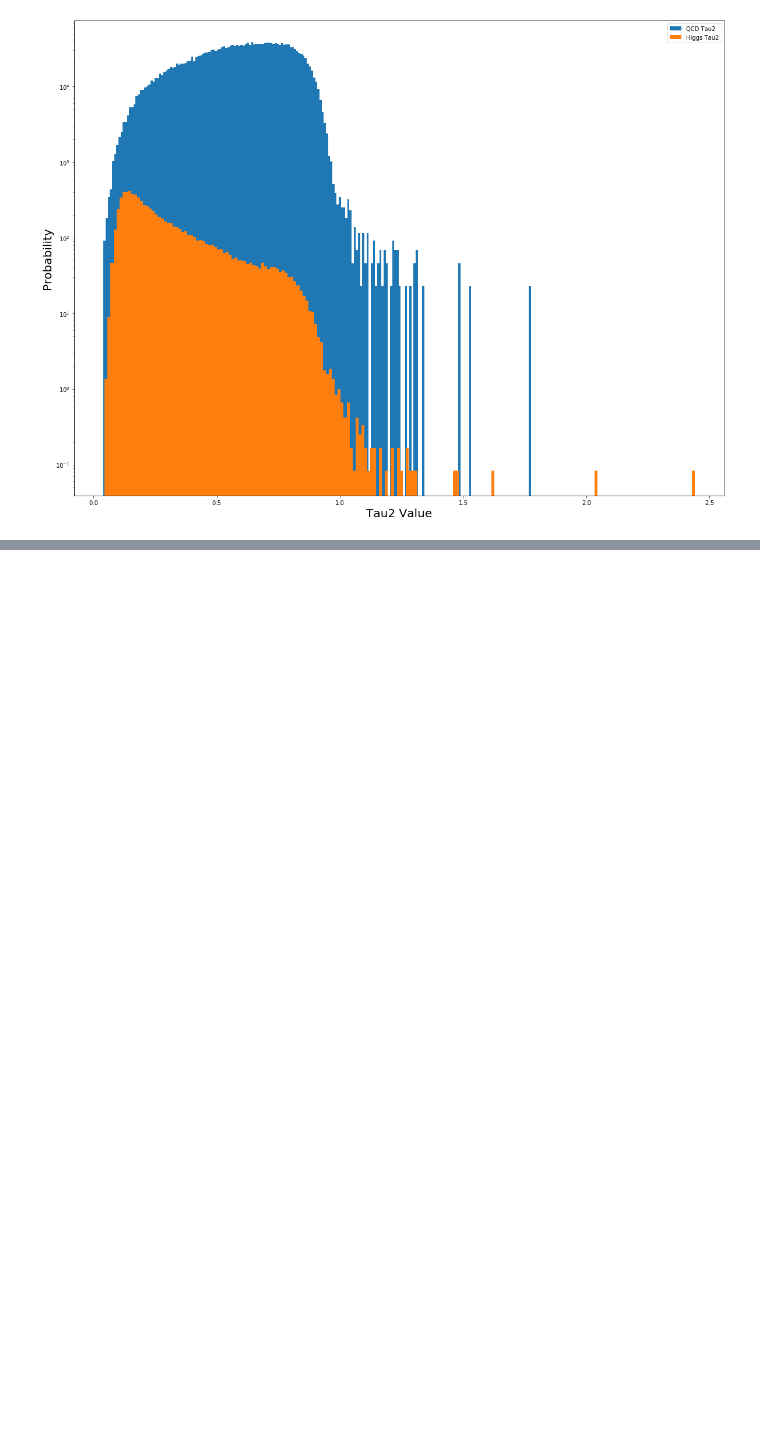
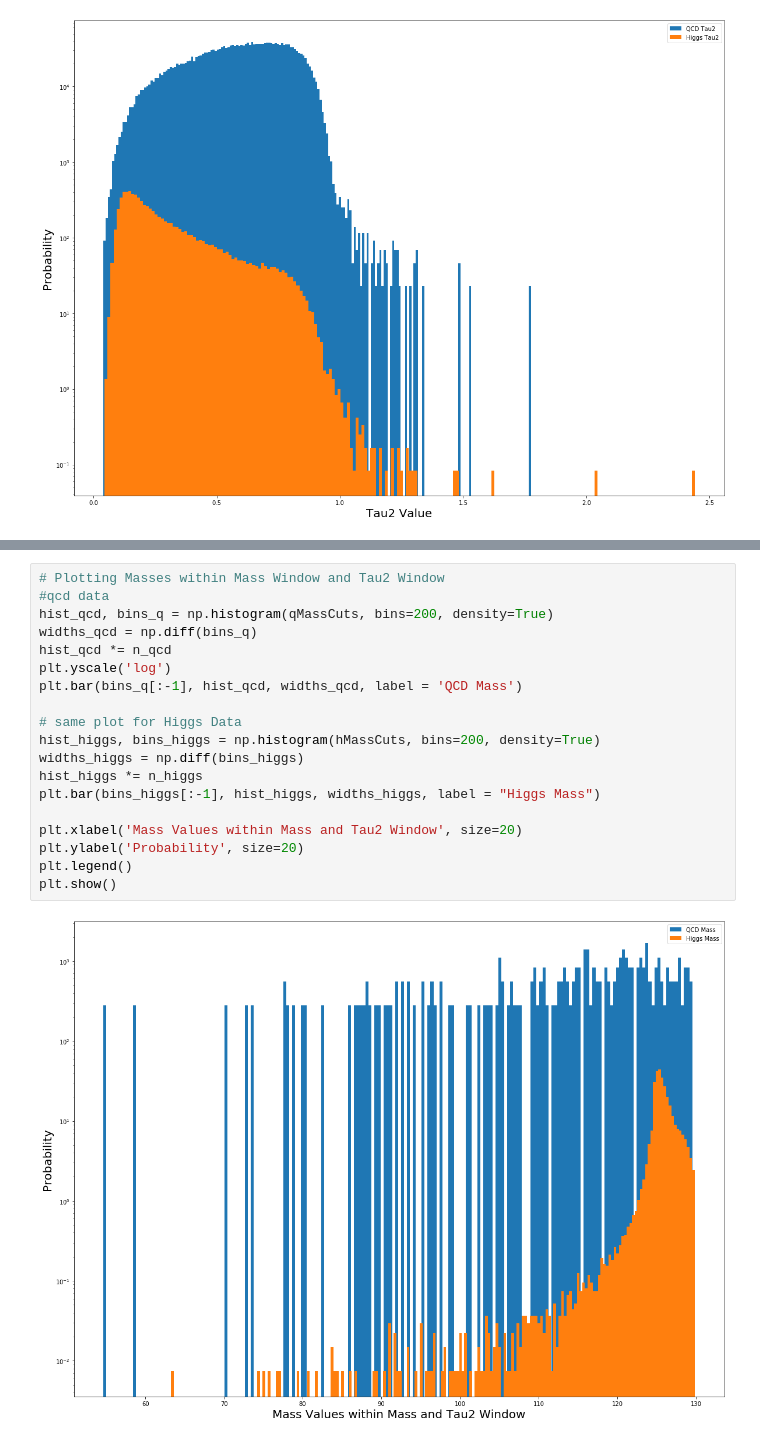
Before and after one commit to jbc1216/434-Portfolio, a Jupyter notebook: FinchCarr_Lab07.ipynb, the cells around one changed output, grey strips where cells are left out. Drawn from its saved outputs; the diff is of its cells as text; blank space fills up the shorter version.

```diff
--- a/FinchCarr_Lab07.ipynb
+++ b/FinchCarr_Lab07.ipynb
@@ -367,0 +550,21 @@ The detection value on the x-axis would need to be less than or equal to a Ee2 v
+# %%
+# Plotting Masses within Mass Window and Tau2 Window
+#qcd data
+hist_qcd, bins_q = np.histogram(qMassCuts, bins=200, density=True)
+widths_qcd = np.diff(bins_q)
+hist_qcd *= n_qcd
+plt.yscale('log')
+plt.bar(bins_q[:-1], hist_qcd, widths_qcd, label = 'QCD Mass')
+
+# same plot for Higgs Data
+hist_higgs, bins_higgs = np.histogram(hMassCuts, bins=200, density=True)
+widths_higgs = np.diff(bins_higgs)
+hist_higgs *= n_higgs
+plt.bar(bins_higgs[:-1], hist_higgs, widths_higgs, label = "Higgs Mass")
+
+plt.xlabel('Mass Values within Mass and Tau2 Window', size=20)
+plt.ylabel('Probability', size=20)
+plt.legend()
+plt.show()
+# %% [output]
+[figure, added]
```
Also changed, not shown: parts of 25 cells of this notebook.
